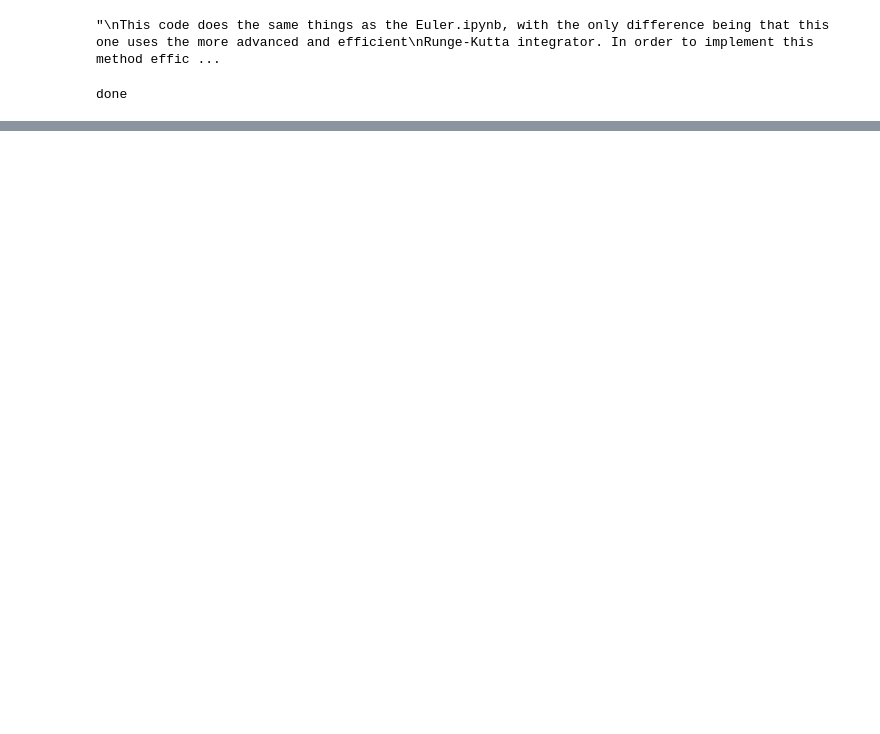
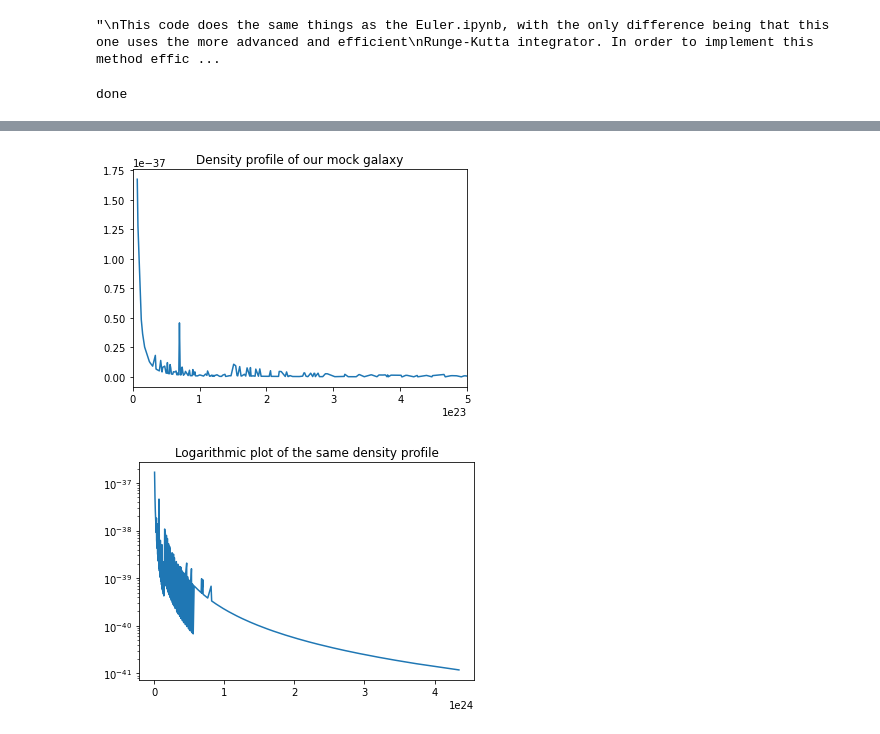
Before and after one commit to LukaJevtovic/NBody-Simulation, a Jupyter notebook: RK4.ipynb, the cells around one changed output, grey strips where cells are left out. Saved outputs shown, nothing was run; the diff lists cells and outputs as text; code cells hidden in the pictures; blank space fills up the shorter version.

```diff
--- a/RK4.ipynb
+++ b/RK4.ipynb
@@ -246,9 +283,9 @@ plt.show()
 #We first move the entire system so that the center of mass is in the r=0 point
 
 for i in range(N):
-    BODIES[i].x -= comx
-    BODIES[i].y -= comy
-    BODIES[i].z -= comz
+    POS[i,0] -= comx
+    POS[i,1] -= comy
+    POS[i,2] -= comz
 # %%
 RADII = []
 DENSITIES = []
@@ -257,34 +294,37 @@ r = 1e8
 dr = 1e21
 
 #Go in expanding concentric spherical shells around the center of mass
 while r<5e24:
 
     #Calculate total mass within given shell
     mass = 0
     for i in range(N):
         #If a particle is within [r, r+dr]
-        if distance(BODIES[i].x, 0, BODIES[i].y, 0, BODIES[i].z, 0)<= r+dr and distance(BODIES[i].x, 0, BODIES[i].y, 0, BODIES[i].z, 0)> r:
-            mass+=BODIES[i].m
+        if r <= np.linalg.norm(POS[i]) <= r+dr:
+            mass+=MASSES[i]
 
     volume = 4*3.1415*r*r*dr #Volume of given shell
     density = mass/volume #Density within [r, r+dr]
     if mass != 0:
         RADII.append(r)
         DENSITIES.append(density)
 
     r+=dr
 
 
 plt.title('Density profile of our mock galaxy')
 plt.plot(RADII, DENSITIES)
 plt.xlim(0, 5e23)
 plt.show()
 
 plt.clf()
 
 plt.title('Logarithmic plot of the same density profile')
 plt.plot(RADII, DENSITIES)
 plt.yscale('log')
 plt.show()
+# %% [output]
+[figure, added]
+[figure, added]
 # %%
 """
```
Also changed, not shown: parts of 14 cells of this notebook, 1 other file.
